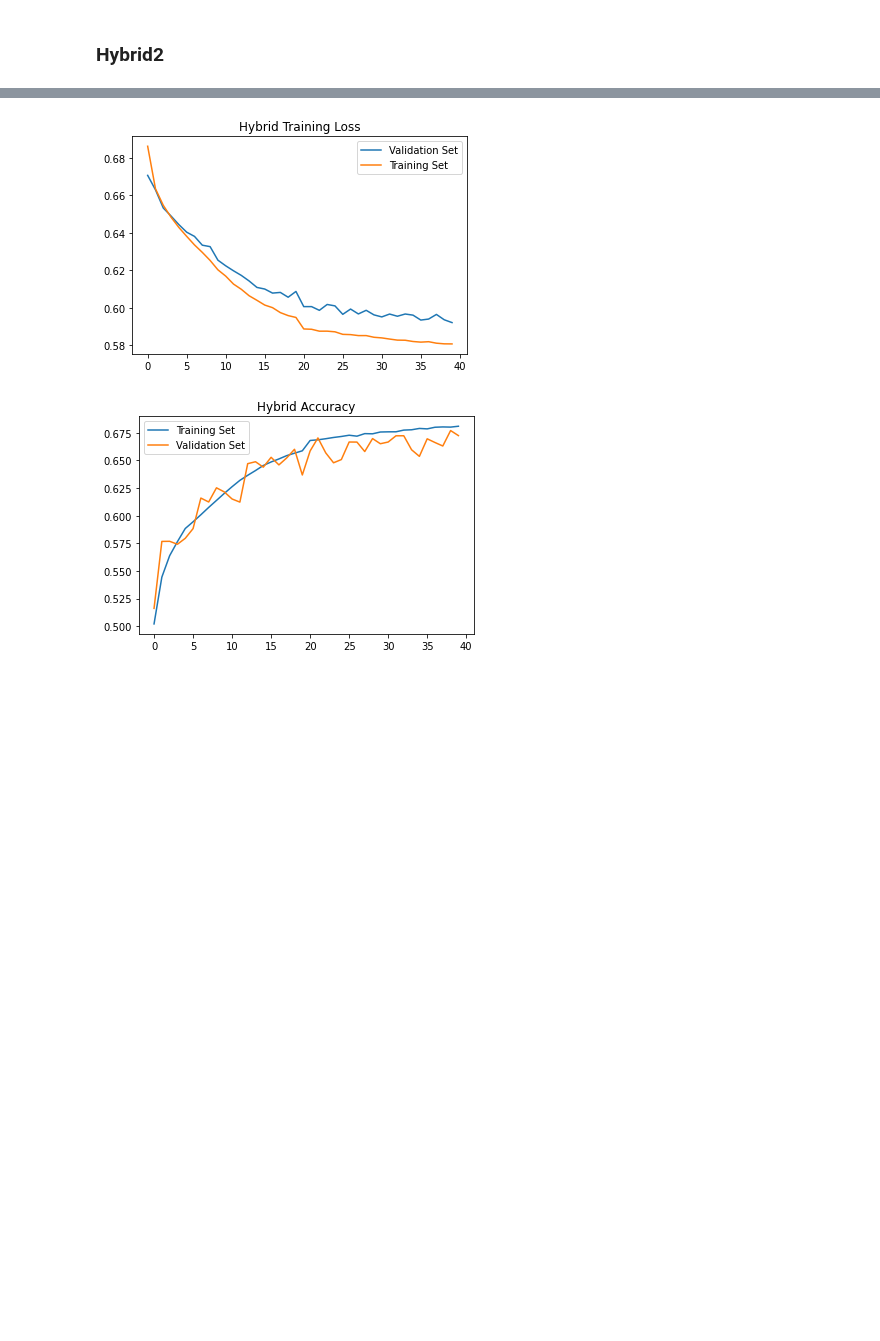
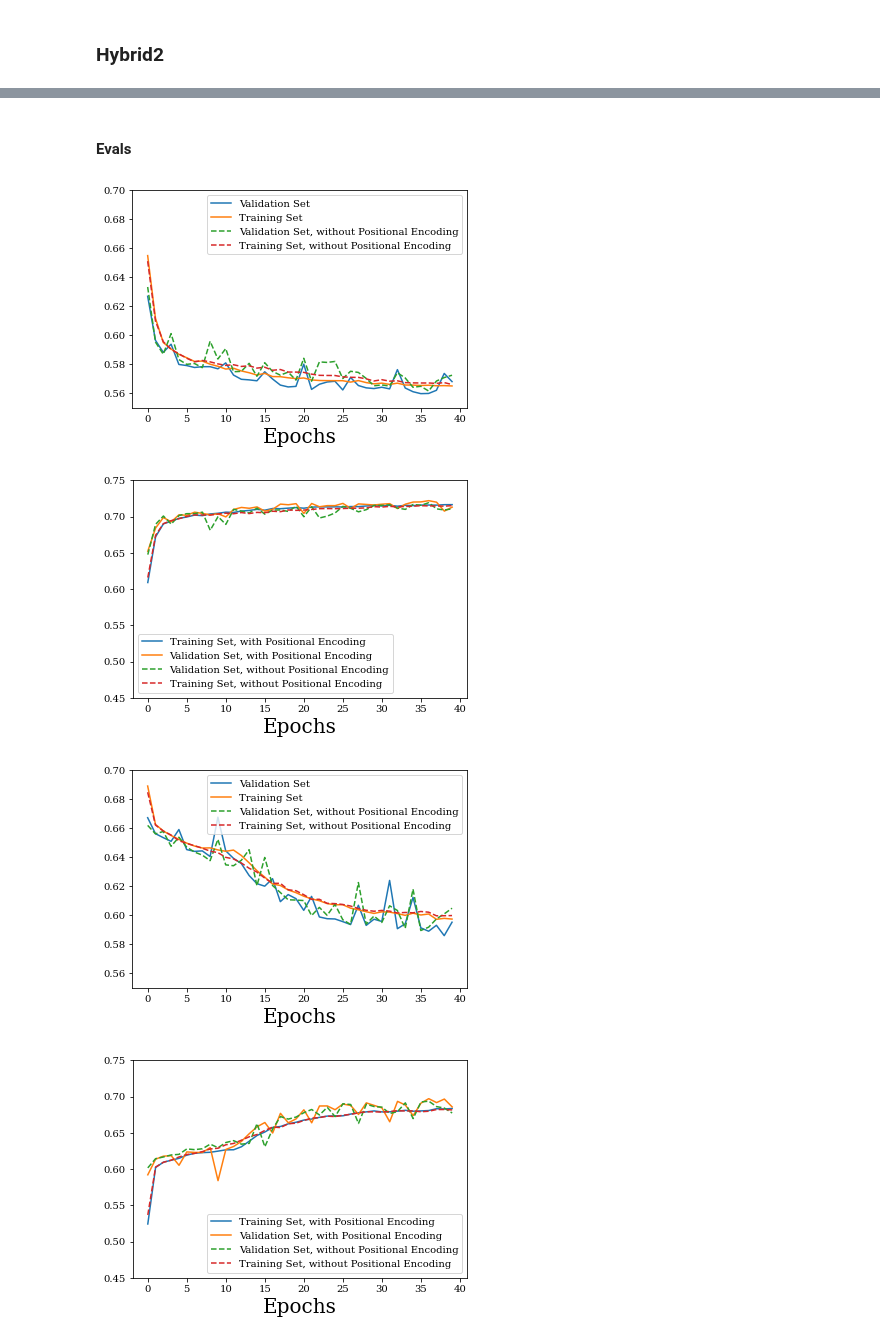
Before and after one commit to EyupBunlu/QViT_HEP_ML4Sci, a Jupyter notebook: Introduction.ipynb, the cells around one changed output, grey strips where cells are left out. Saved outputs shown, nothing was run; the diff lists cells and outputs as text; code cells hidden in the pictures; blank space fills up the shorter version.

```diff
--- a/Introduction.ipynb
+++ b/Introduction.ipynb
@@ -577,2 +738,0 @@ torch.save(history,'qml_hist')
-# %%
-history = torch.load('qml_hist')
@@ -578,0 +758,17 @@ history = torch.load('qml_hist')
+# %%
+for act_type in ['max','mean','cls_token']:
+
+    transformer_type['classifying_type']=act_type
+    transformer_type['pos_embedding']=False
+
+    torch.manual_seed(0)
+    model = HViT(**transformer_dims,**transformer_hyper,**transformer_type,attention_type='hybrid2').to(device)
+
+    model(jet_simple.data[0].unsqueeze(0).to(device))
+    print(f'# of parameters| {sum([np.prod(i.shape) for i in model.parameters() if i.requires_grad])}')
+
+    optim = torch.optim.Adam(model.parameters(),5e-3)
+    history = train(model,tr_dl,val_dl,loss_fn,optim,n_epochs,device=device)
+    model.load_state_dict(torch.load('best_state_on_training_acc'))
+    torch.save(model.state_dict(),'qml_model_'+act_type+'_no_pos_embedding')
+    torch.save(history,'qml_hist_'+act_type+'_no_pos_embedding')
@@ -579,17 +777,42 @@ history = torch.load('qml_hist')
+# %% [markdown]
+#### Evals
 # %%
 
-plt.plot(history['val'],label='Validation Set')
-plt.plot(history['tr'],label='Training Set')
-plt.title('Hybrid Training Loss')
-plt.legend()
-plt.savefig("qml_loss.jpg")
-plt.figure()
-plt.plot(history['tr_acc'],label='Training Set')
-plt.plot(history['val_acc'],label='Validation Set')
-plt.legend()
-plt.title('Hybrid Accuracy')
+label_size=20
+for act_type in ['max','mean','cls_token']:
+    history = torch.load(model_hist+'qml_hist_'+act_type)
+    history_no_pos = torch.load(model_hist+'qml_hist_'+act_type+'_no_pos_embedding')
 
-plt.savefig("qml_acc.jpg")
+
+    plt.figure()
+
+    plt.plot(history['val'],label='Validation Set')
+    plt.plot(history['tr'],label='Training Set')
+    plt.plot(history_no_pos['val'],'--',label='Validation Set, without Positional Encoding')
+    plt.plot(history_no_pos['tr'],'--',label='Training Set, without Positional Encoding')
+    plt.ylim([0.55,0.7])
+    plt.xlabel('Epochs',size=label_size)
+    plt.legend()
+    if act_type == 'cls_token':
+        plt.ylabel('BCE Loss',size=label_size)
+
+    plt.savefig(fig_file+"qml_loss_"+act_type+".jpg",bbox_inches='tight')
+    plt.figure()
+    plt.plot(history['tr_acc'],label='Training Set, with Positional Encoding')
+    plt.plot(history['val_acc'],label='Validation Set, with Positional Encoding')
+    plt.plot(history_no_pos['val_acc'],'--',label='Validation Set, without Positional Encoding')
+    plt.plot(history_no_pos['tr_acc'],'--',label='Training Set, without Positional Encoding')
+    plt.xlabel('Epochs',size=label_size)
+    plt.ylim([0.45,0.75])
+    plt.legend()
+
+    if act_type == 'cls_token':
+        plt.ylabel('Accuracy',size=label_size)
+
+
+    plt.savefig(fig_file+"qml_acc_"+act_type+".jpg",bbox_inches='tight')
 # %% [output]
-[figure, old version]
+[figure, new version]
-[figure, old version]
+[figure, new version]
+[figure, added]
+[figure, added]
```
Also changed, not shown: parts of 55 cells of this notebook, 9 other files.
